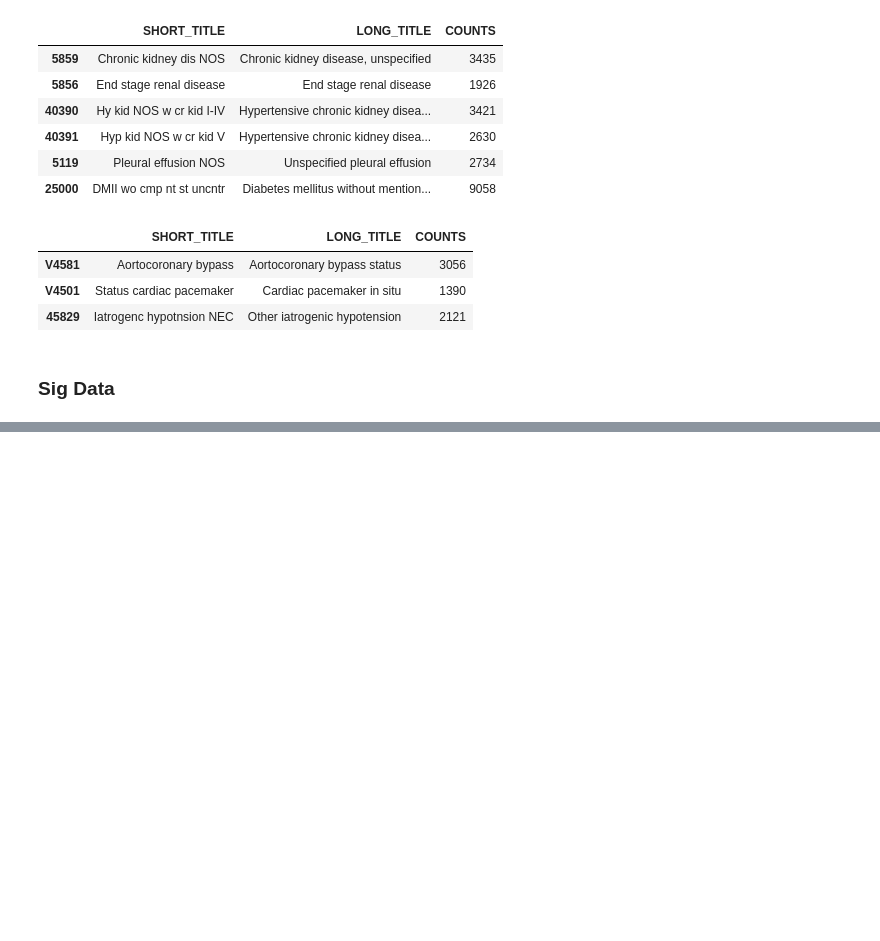
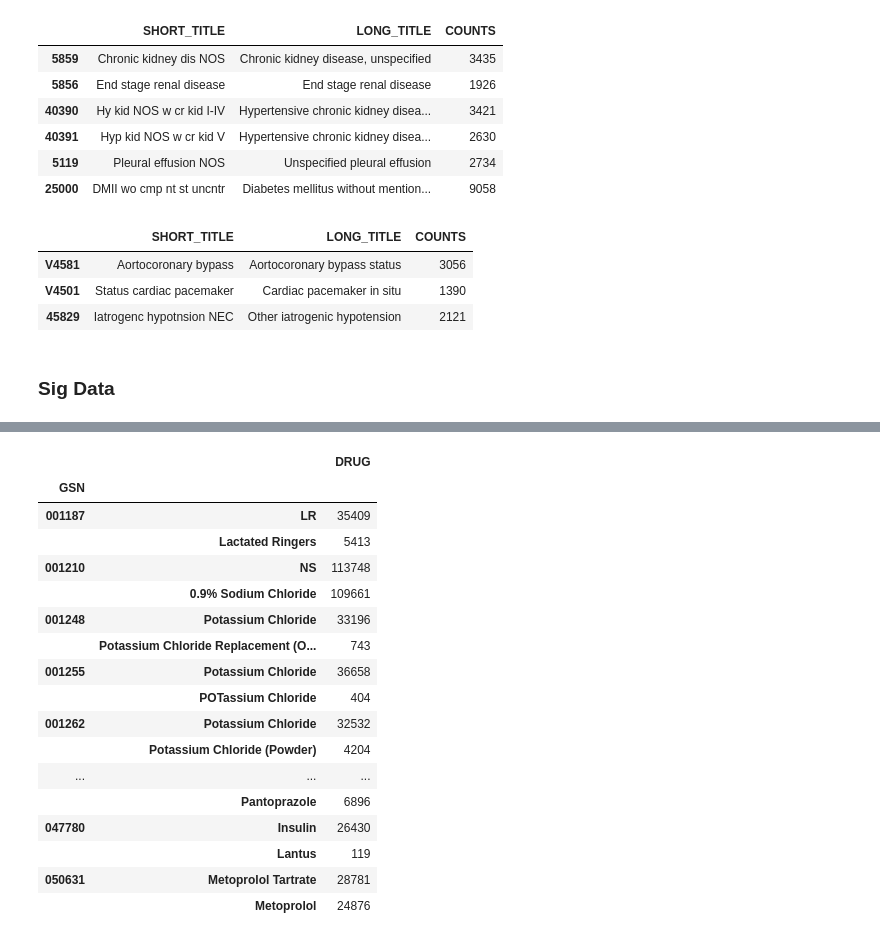
Before and after one commit to kuprel/blood-pressure, a Jupyter notebook: notebooks/align_metadata.ipynb, the cells around one changed output, grey strips where cells are left out. Cells and saved outputs as stored; diff of their text form; code cells hidden in the pictures; blank space fills up the shorter version.

```diff
--- a/notebooks/align_metadata.ipynb
+++ b/notebooks/align_metadata.ipynb
@@ -425,0 +536,26 @@ sig_data.to_csv('/scr-ssd/mimic/sig_data.csv')
+# %%
+def to_names(match):
+    return pandas.DataFrame(match['DRUG'].value_counts()[:2])
+
+gsn_codes = prescriptions['GSN'].value_counts()[:30].index
+matches = prescriptions[prescriptions['GSN'].isin(gsn_codes)]
+matches.groupby('GSN').apply(to_names)
+# %% [output]
+|  |  | DRUG |
+| GSN |  |  |
+| 001187 | LR | 35409 |
+|  | Lactated Ringers | 5413 |
+| 001210 | NS | 113748 |
+|  | 0.9% Sodium Chloride | 109661 |
+| 001248 | Potassium Chloride | 33196 |
+|  | Potassium Chloride Replacement (O... | 743 |
+| 001255 | Potassium Chloride | 36658 |
+|  | POTassium Chloride | 404 |
+| 001262 | Potassium Chloride | 32532 |
+|  | Potassium Chloride (Powder) | 4204 |
+| ... | ... | ... |
+|  | Pantoprazole | 6896 |
+| 047780 | Insulin | 26430 |
+|  | Lantus | 119 |
+| 050631 | Metoprolol Tartrate | 28781 |
+|  | Metoprolol | 24876 |
```
Also changed, not shown: parts of 15 cells of this notebook, 11 other files.
